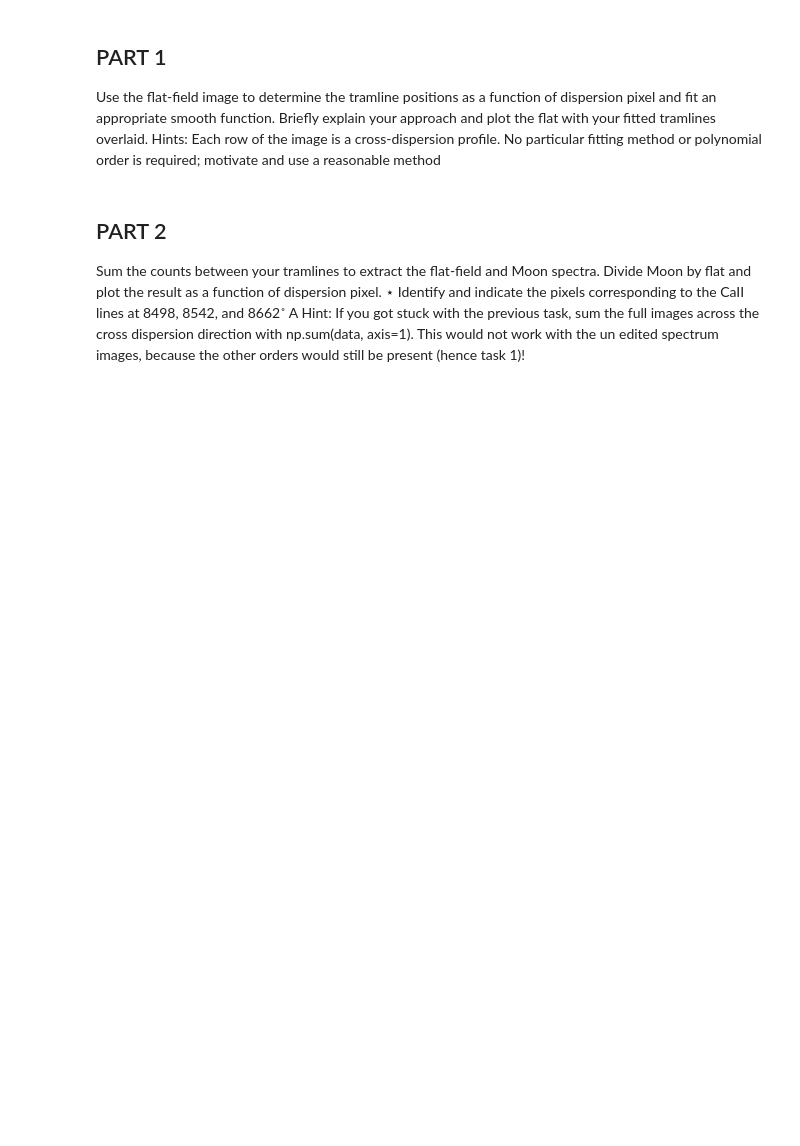
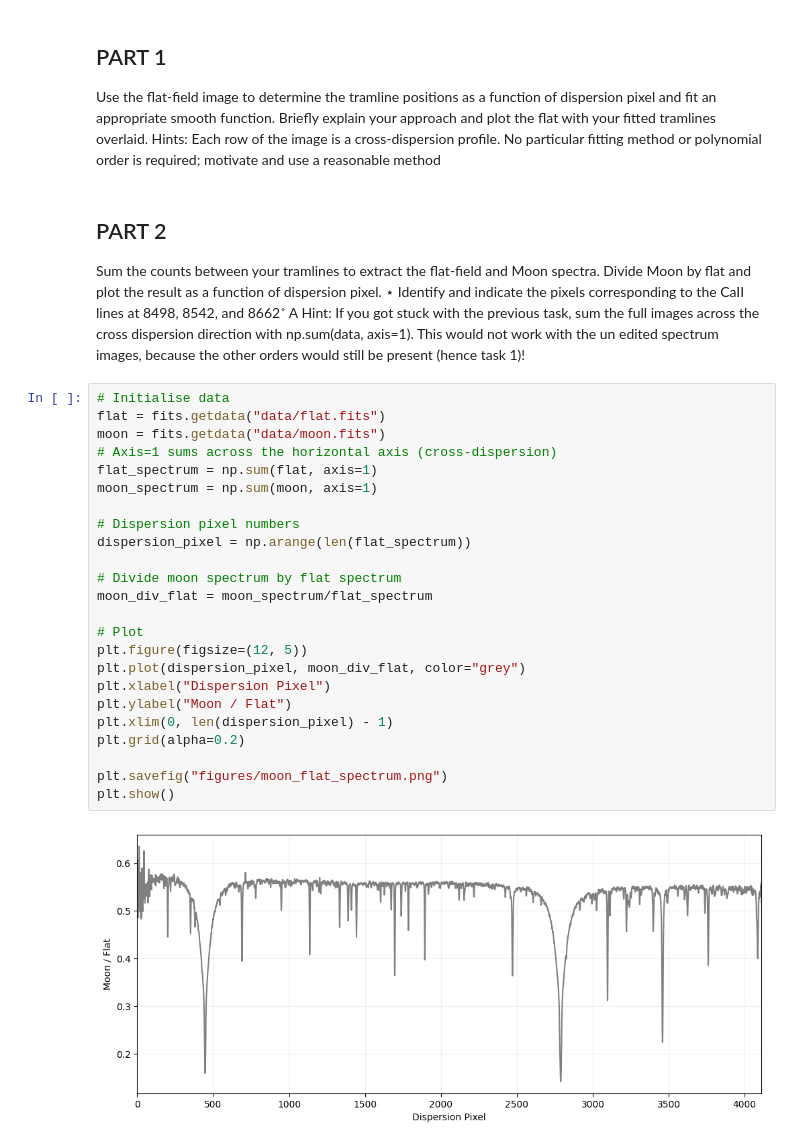
Before and after one commit to u7678360/ASTR4004-Assignment-2, a Jupyter notebook: Question 4.ipynb, the cells around one changed output. Drawn from its saved outputs; the diff is of its cells as text; blank space fills up the shorter version.

Commit message:
Completed part 2 of Question 4. Added data files for Question 4.

```diff
--- a/Question 4.ipynb
+++ b/Question 4.ipynb
@@ -20,3 +21,29 @@ A
 Hint: If you got stuck with the previous task, sum the full images across the cross
 dispersion direction with np.sum(data, axis=1). This would not work with the un
 edited spectrum images, because the other orders would still be present (hence task 1)!
+# %%
+# Initialise data
+flat = fits.getdata("data/flat.fits")
+moon = fits.getdata("data/moon.fits")
+# Axis=1 sums across the horizontal axis (cross-dispersion)
+flat_spectrum = np.sum(flat, axis=1)
+moon_spectrum = np.sum(moon, axis=1)
+
+# Dispersion pixel numbers
+dispersion_pixel = np.arange(len(flat_spectrum))
+
+# Divide moon spectrum by flat spectrum
+moon_div_flat = moon_spectrum/flat_spectrum
+
+# Plot
+plt.figure(figsize=(12, 5))
+plt.plot(dispersion_pixel, moon_div_flat, color="grey")
+plt.xlabel("Dispersion Pixel")
+plt.ylabel("Moon / Flat")
+plt.xlim(0, len(dispersion_pixel) - 1)
+plt.grid(alpha=0.2)
+
+plt.savefig("figures/moon_flat_spectrum.png")
+plt.show()
+# %% [output]
+[figure, added]
```
Also changed, not shown: parts of 1 cell of this notebook, 3 other files.
